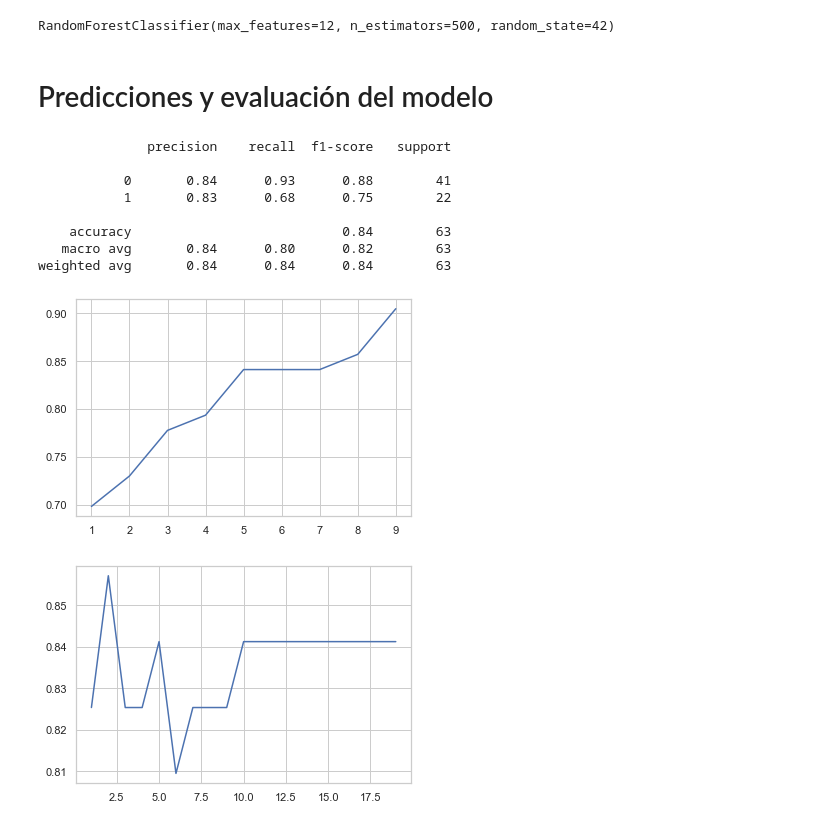
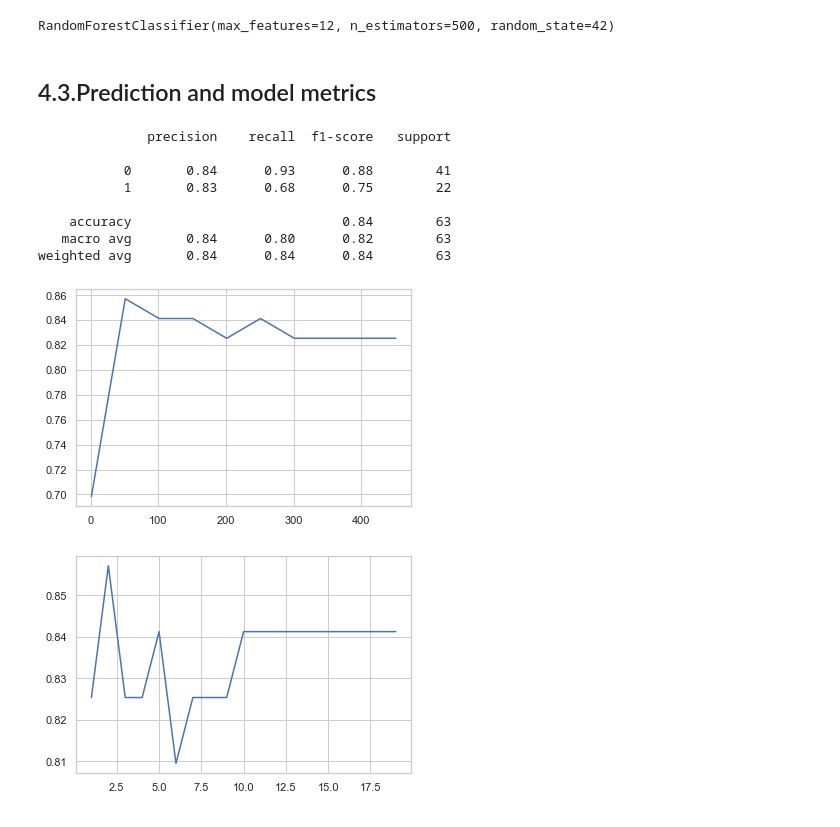
Before and after one commit to darista92/TFM, a Jupyter notebook: TFM.ipynb, the cells around one changed output. Cells and saved outputs as stored; diff of their text form; code cells hidden in the pictures.

```diff
--- a/TFM.ipynb
+++ b/TFM.ipynb
@@ -403,0 +391,8 @@ df_cuanti = df.copy()
+# %%
+# ManagerID = 0 for blank values (employees without "boss")
+
+df_cuanti["ManagerID"].fillna(0, inplace=True)
+
+# Employees who are still in the company (thus having no date of termination) will have their DateofTermination set to 31/12/2020
+
+df_cuanti["DateofTermination"] = df_cuanti["DateofTermination"].fillna("31/12/2020")
@@ -546,7 +526,3 @@ df_final = df_train_test.merge(dummies, left_index=True, right_index=True).drop(
-# %%
-# ManagerID tiene valores vacíos
-
-df_final["ManagerID"].fillna(0, inplace=True)
 # %%
 df_final.head()
 # %% [output]
@@ -757,8 +724,8 @@ model = RandomForestClassifier(n_estimators=500, max_features=12, random_state=4
 model.fit(X_train, y_train)
 # %% [output]
 RandomForestClassifier(max_features=12, n_estimators=500, random_state=42)
-# %% [markdown]
-# Predicciones y evaluación del modelo
+# %% [markdown]
+## 4.3.Prediction and model metrics
 # %%
 y_pred = model.predict(X_test)
 # %%
@@ -775,18 +742,18 @@ weighted avg       0.84      0.84      0.84        63
 # %%
 acc_p_t = [] #accuracy per tree
 
-for i in range(1,10):
+for i in range(1,501, 50):
     model = RandomForestClassifier(n_estimators=i, random_state=42)
     model.fit(X_train, y_train)
     y_pred = model.predict(X_test)
     acc_p_t.append(metrics.accuracy_score(y_test, y_pred))
 
 
-x_rangerino = range(1,10)
+x_rangerino = range(1,501, 50)
 plt.plot(x_rangerino, acc_p_t)
 plt.show()
 # %% [output]
-[figure, old version]
+[figure, new version]
 # %%
 acc_p_e = [] #accuracy per estimator
 
```
Also changed, not shown: parts of 109 cells of this notebook.
